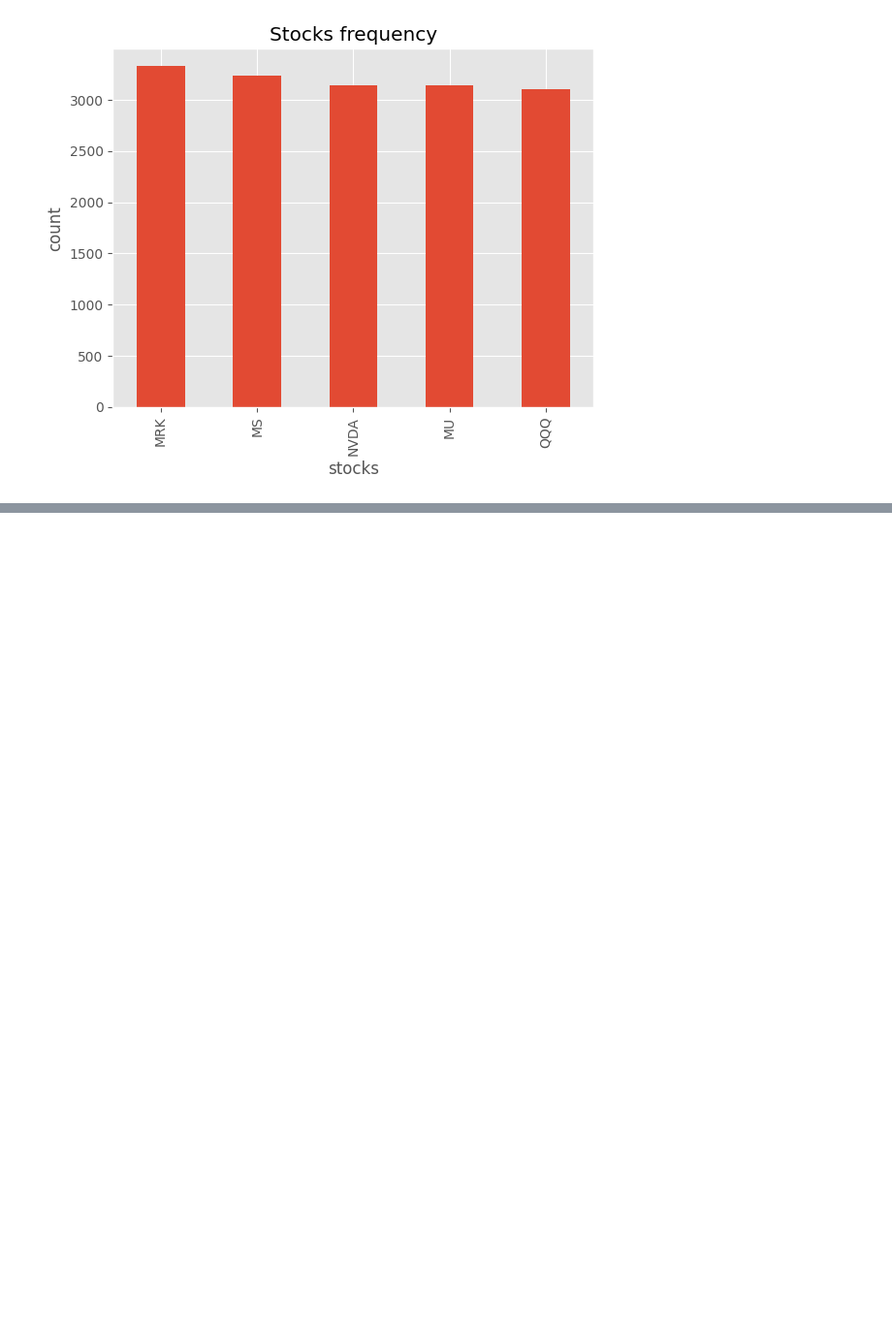
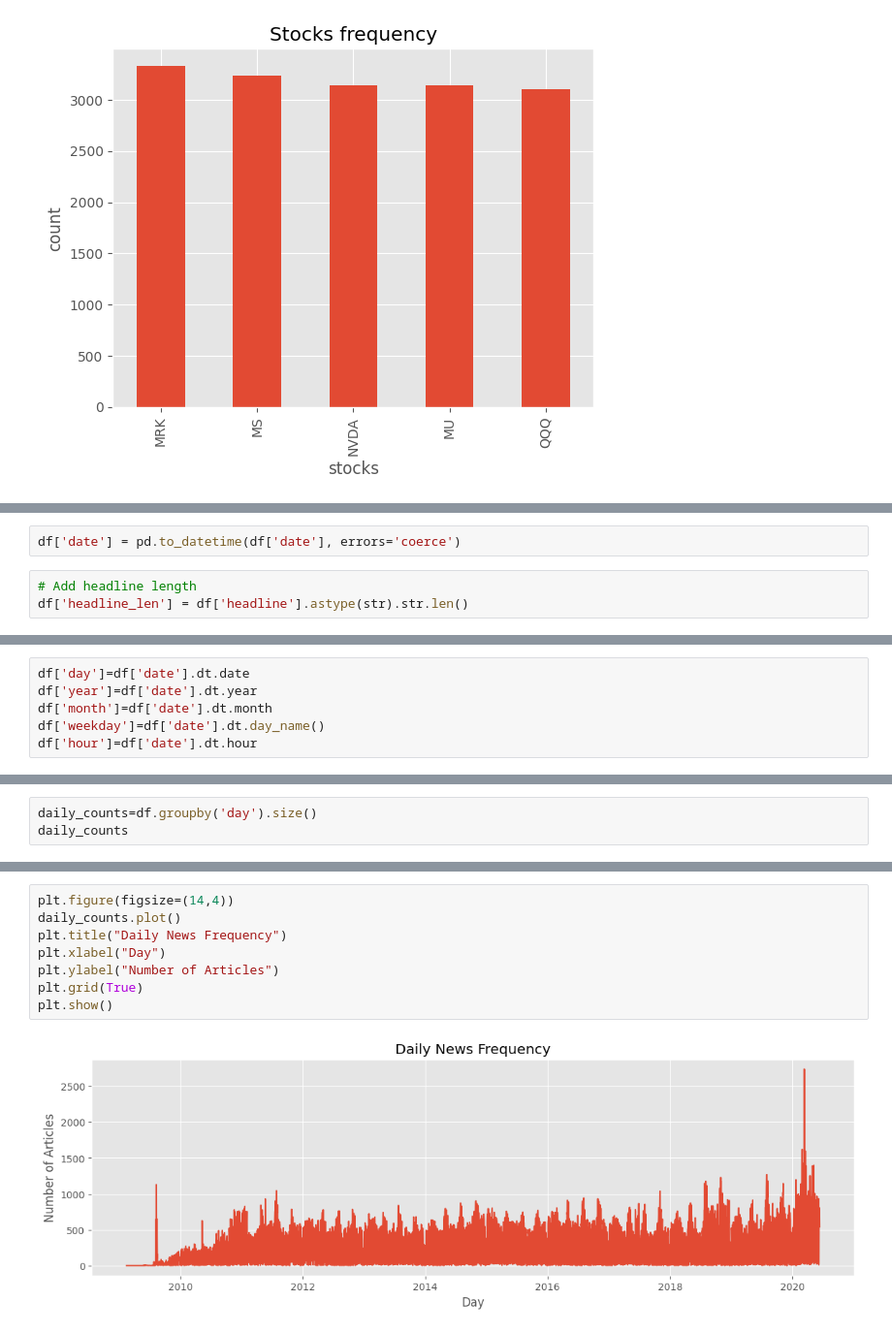
Before and after one commit to Feven777/Predicting_Price_Moves_with_News_Sentiment, a Jupyter notebook: notebooks/sentiment_analysis.ipynb, the cells around one changed output, grey strips where cells are left out. Shown: that part at 97% size. Saved outputs shown, nothing was run; the diff lists cells and outputs as text; blank space fills up the shorter version.

Commit message:
analyze daily trends

```diff
--- a/notebooks/sentiment_analysis.ipynb
+++ b/notebooks/sentiment_analysis.ipynb
@@ -183,0 +194,5 @@ Text(0, 0.5, 'count')
+# %%
+df['date'] = pd.to_datetime(df['date'], errors='coerce')
+# %%
+# Add headline length
+df['headline_len'] = df['headline'].astype(str).str.len()
@@ -183,0 +257,6 @@ Text(0, 0.5, 'count')
+# %%
+df['day']=df['date'].dt.date
+df['year']=df['date'].dt.year
+df['month']=df['date'].dt.month
+df['weekday']=df['date'].dt.day_name()
+df['hour']=df['date'].dt.hour
@@ -183,0 +272,3 @@ Text(0, 0.5, 'count')
+# %%
+daily_counts=df.groupby('day').size()
+daily_counts
@@ -183,0 +289,10 @@ Text(0, 0.5, 'count')
+# %%
+plt.figure(figsize=(14,4))
+daily_counts.plot()
+plt.title("Daily News Frequency")
+plt.xlabel("Day")
+plt.ylabel("Number of Articles")
+plt.grid(True)
+plt.show()
+# %% [output]
+[figure, added]
```
Also changed, not shown: parts of 8 cells of this notebook.
